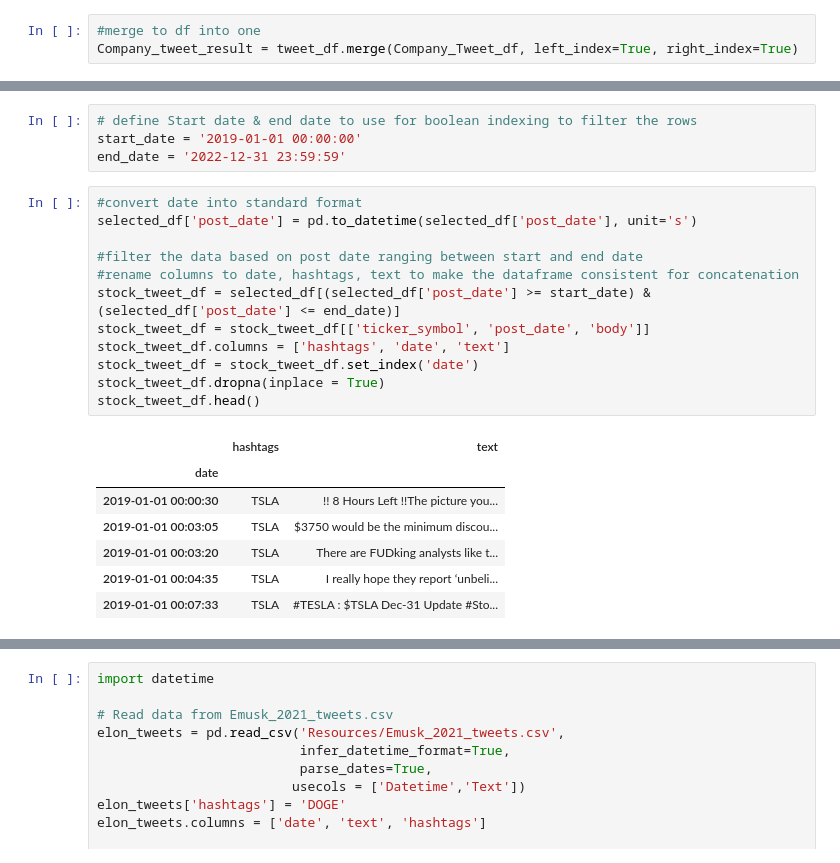
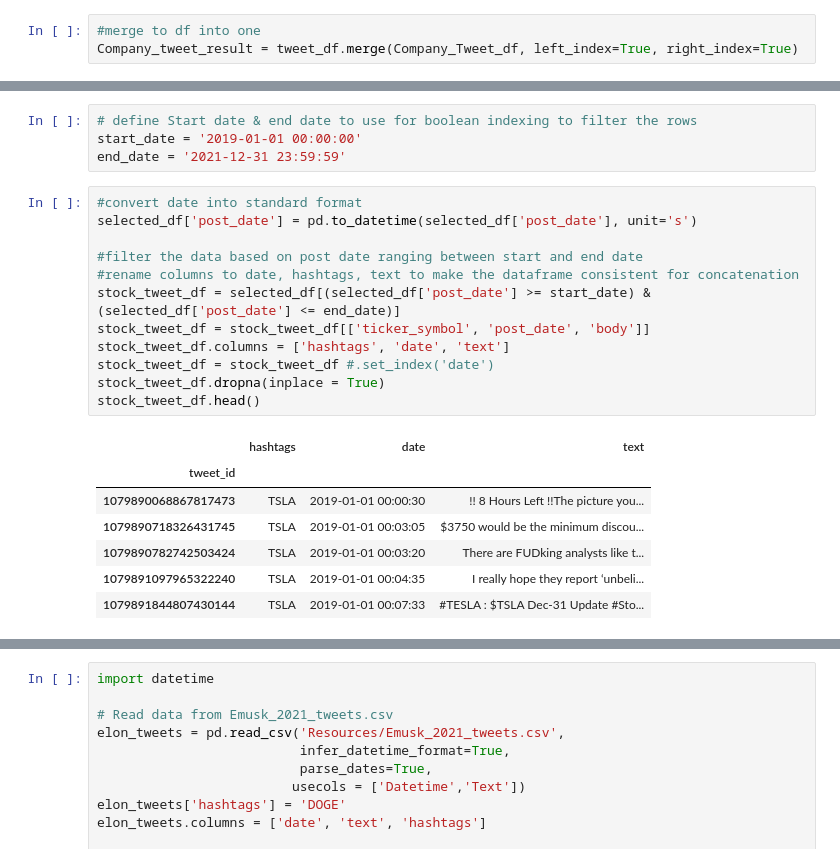
Before and after one commit to UpadhyayShweta/sentiment_analysis, a Jupyter notebook: sentiment_analysis.ipynb, the cells around one changed output, grey strips where cells are left out. Cells and saved outputs as stored; diff of their text form.

```diff
--- a/sentiment_analysis.ipynb
+++ b/sentiment_analysis.ipynb
@@ -42,27 +42,27 @@ selected_df.sample()
 # %%
 # define Start date & end date to use for boolean indexing to filter the rows
 start_date = '2019-01-01 00:00:00'
-end_date = '2022-12-31 23:59:59'
+end_date = '2021-12-31 23:59:59'
 # %%
 #convert date into standard format
 selected_df['post_date'] = pd.to_datetime(selected_df['post_date'], unit='s')
 
 #filter the data based on post date ranging between start and end date
 #rename columns to date, hashtags, text to make the dataframe consistent for concatenation
 stock_tweet_df = selected_df[(selected_df['post_date'] >= start_date) & (selected_df['post_date'] <= end_date)]
 stock_tweet_df = stock_tweet_df[['ticker_symbol', 'post_date', 'body']]
 stock_tweet_df.columns = ['hashtags', 'date', 'text']
-stock_tweet_df = stock_tweet_df.set_index('date')
+stock_tweet_df = stock_tweet_df #.set_index('date')
 stock_tweet_df.dropna(inplace = True)
 stock_tweet_df.head()
 # %% [output]
-|  | hashtags | text |
-| date |  |  |
-| 2019-01-01 00:00:30 | TSLA | !! 8 Hours Left !!The picture you... |
-| 2019-01-01 00:03:05 | TSLA | $3750 would be the minimum discou... |
-| 2019-01-01 00:03:20 | TSLA | There are FUDking analysts like t... |
-| 2019-01-01 00:04:35 | TSLA | I really hope they report ‘unbeli... |
-| 2019-01-01 00:07:33 | TSLA | #TESLA : $TSLA Dec-31 Update #Sto... |
+|  | hashtags | date | text |
+| tweet_id |  |  |  |
+| 1079890068867817473 | TSLA | 2019-01-01 00:00:30 | !! 8 Hours Left !!The picture you... |
+| 1079890718326431745 | TSLA | 2019-01-01 00:03:05 | $3750 would be the minimum discou... |
+| 1079890782742503424 | TSLA | 2019-01-01 00:03:20 | There are FUDking analysts like t... |
+| 1079891097965322240 | TSLA | 2019-01-01 00:04:35 | I really hope they report ‘unbeli... |
+| 1079891844807430144 | TSLA | 2019-01-01 00:07:33 | #TESLA : $TSLA Dec-31 Update #Sto... |
 # %%
 # Read data from Ethereum_tweets.csv
 ethereum_tweets = pd.read_csv(
```
Also changed, not shown: parts of 43 cells of this notebook.
